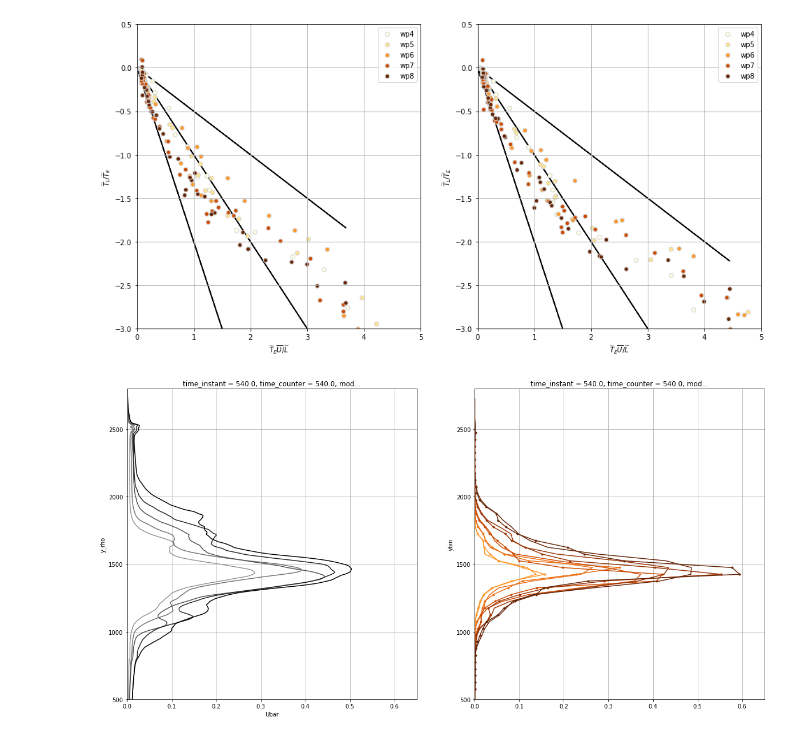
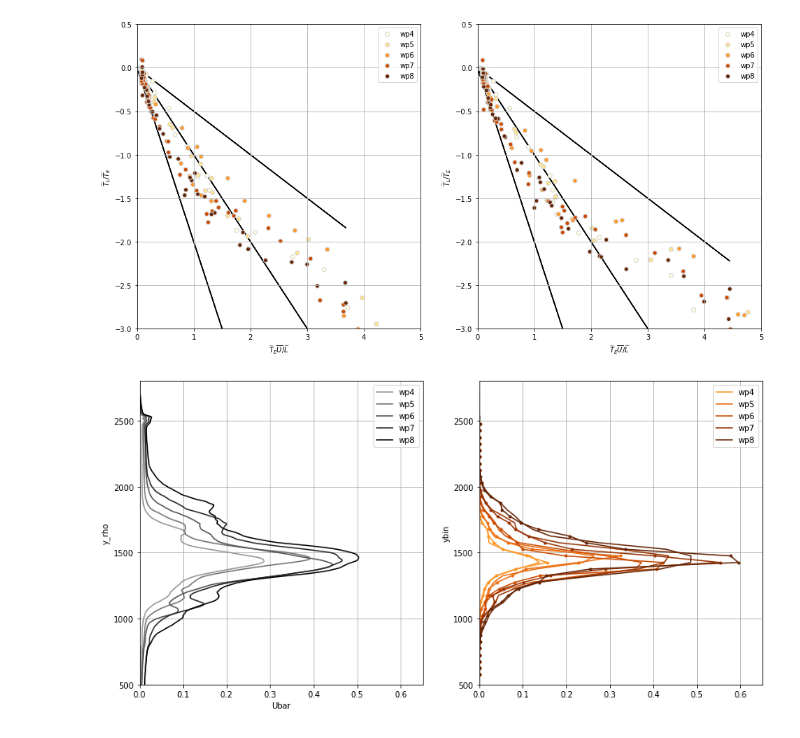
Before and after one commit to zcasparco/equinox_phd, a Jupyter notebook: synthesis/Synthesis_Tt_comp.ipynb, the cells around one changed output. Cells and saved outputs as stored; diff of their text form; code cells hidden in the pictures.

```diff
--- a/synthesis/Synthesis_Tt_comp.ipynb
+++ b/synthesis/Synthesis_Tt_comp.ipynb
@@ -278,15 +278,16 @@ for ax, V in zip(axs,[['E_u_avg','L_u_avg'],['E_v_avg','L_v_avg']]):
 # %% [output]
 [figure]
 # %%
-fig,ax = plt.subplots(1,2,figsize=(20,10))
+fig,ax = plt.subplots(1,2,figsize=(14,7))
 for i,d in enumerate(ds):
     file = sorted(glob(path+'jet*1000j'))[i]
     wp = file[-20:-19]
     #d['Ubar'].reset_coords({'y_rho':d['Ubar'].y_rho.values*1e-3}).y_rho.values
     d['Ubar'].assign_coords({'y_rho':d['Ubar'].y_rho*1e-3}).plot(ax=ax[0],y='y_rho',c=colors_Ta[i],label='wp'+wp)
     np.sqrt(d['L_v'].sel(param='Xbar')**2+d['L_u'].sel(param='Xbar')**2).plot(ax=ax[1],y='ybin',c=colors[i],marker='.')
-    np.sqrt(d['E_v'].sel(param='Xbar')**2+d['E_u'].sel(param='Xbar')**2).plot(ax=ax[1],y='ybin',c=colors[i])
-    ax[0].set_ylim(500,2800);ax[0].grid();ax[0].set_xlim(0,0.65)
-    ax[1].set_ylim(500,2800);ax[1].grid();ax[1].set_xlim(0,0.65)
+    np.sqrt(d['E_v'].sel(param='Xbar')**2+d['E_u'].sel(param='Xbar')**2).plot(ax=ax[1],y='ybin',c=colors[i],label='wp'+wp)
+    ax[0].set_ylim(500,2800);ax[0].grid();ax[0].set_xlim(0,0.65);ax[0].set_title('')
+    ax[1].set_ylim(500,2800);ax[1].grid();ax[1].set_xlim(0,0.65);ax[1].set_title('')
+    ax[0].legend();ax[1].legend()
 # %% [output]
-[figure, old version]
+[figure, new version]
```
Also changed, not shown: parts of 2 cells of this notebook.
